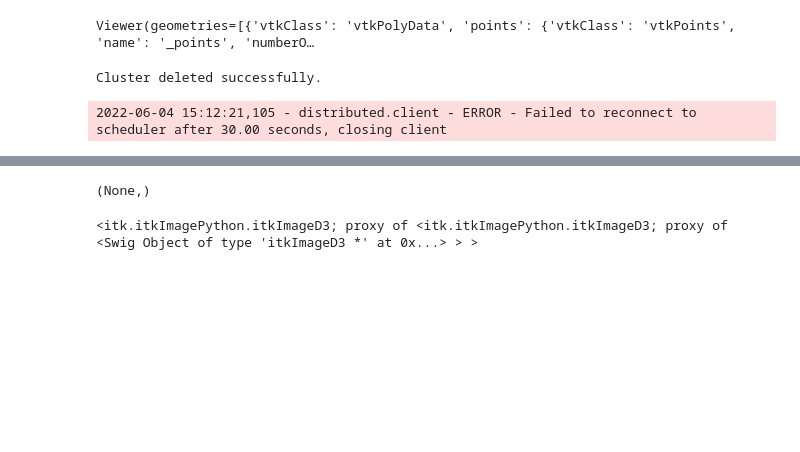
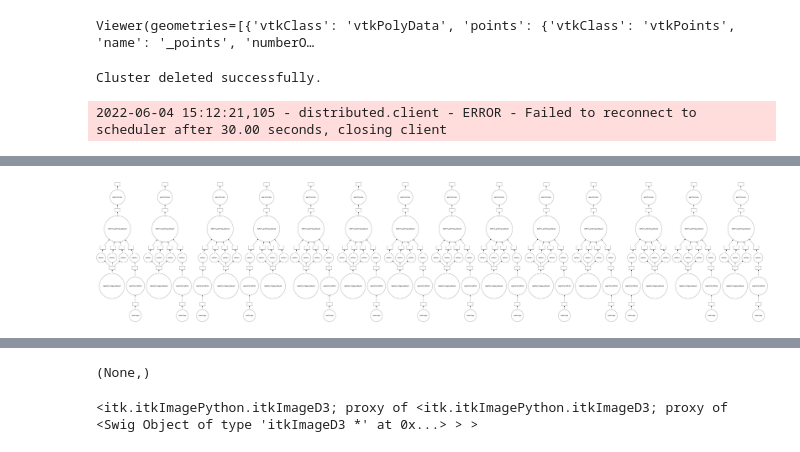
Before and after one commit to PranjalSahu/OAI_analysis_2, a Jupyter notebook: notebooks/DaskComputationCoiled.ipynb, the cells around one changed output, grey strips where cells are left out. Cells and saved outputs as stored; diff of their text form; code cells hidden in the pictures; blank space fills up the shorter version.

```diff
--- a/notebooks/DaskComputationCoiled.ipynb
+++ b/notebooks/DaskComputationCoiled.ipynb
@@ -675,0 +846,4 @@ plt.imshow(output_result[0][0][index], cmap='gray')
+# %%
+visualize(*all_result)
+# %% [output]
+[figure, added]
```
Also changed, not shown: parts of 38 cells of this notebook.
